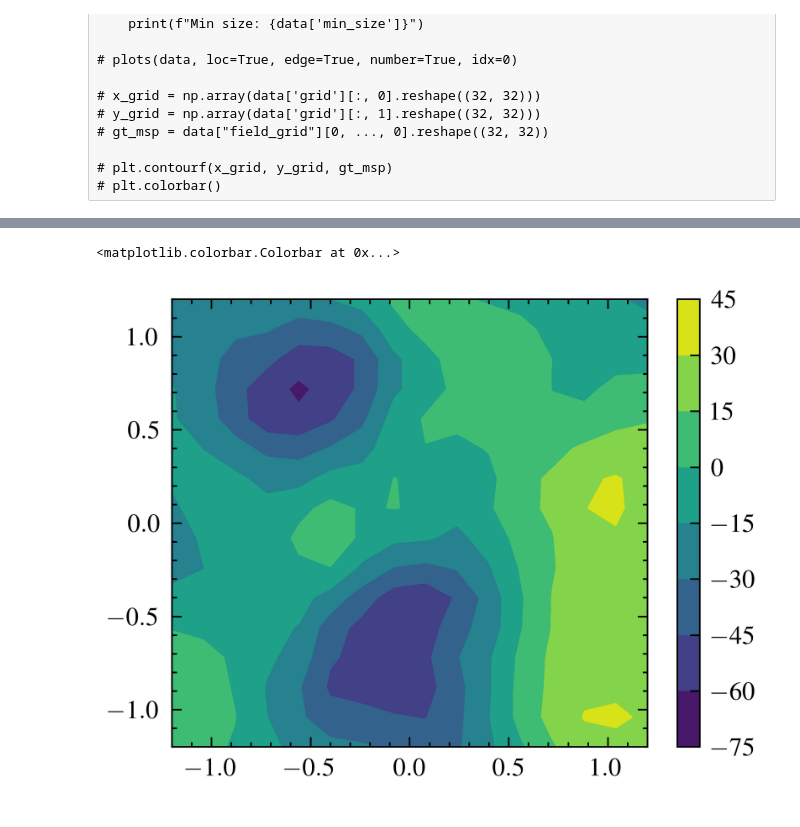
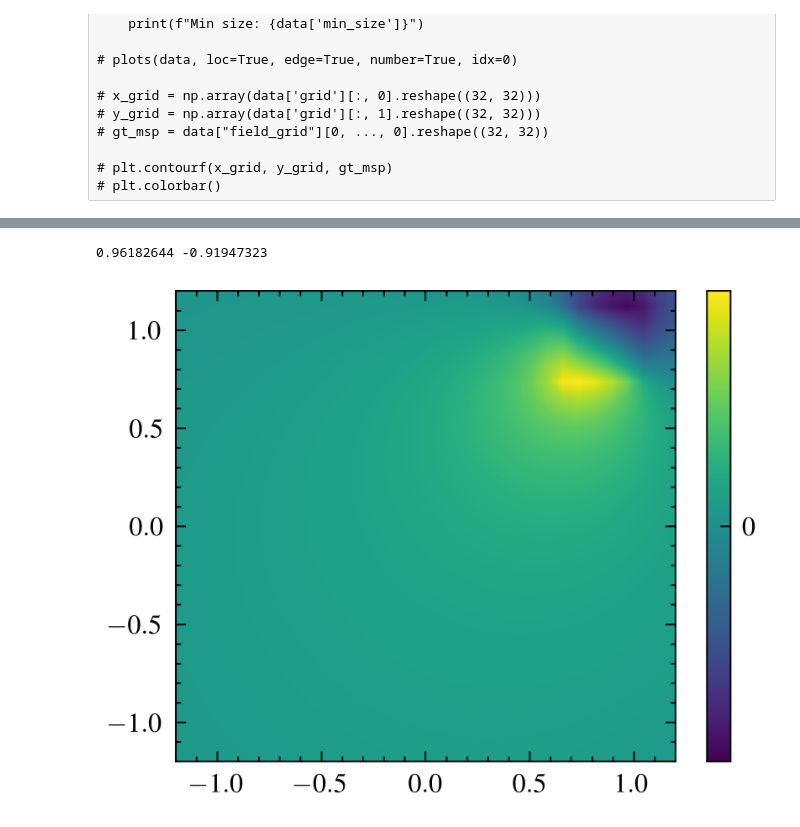
Before and after one commit to cmt-dtu-energy/hypermagnetics, a Jupyter notebook: nbs/check_dataset.ipynb, the cells around one changed output, grey strips where cells are left out. Saved outputs shown, nothing was run; the diff lists cells and outputs as text; code cells hidden in the pictures.

```diff
--- a/nbs/check_dataset.ipynb
+++ b/nbs/check_dataset.ipynb
@@ -28,14 +35,9 @@ for i in [10, 250, 500, 750, 1000, 1250]:
 # plt.contourf(x_grid, y_grid, gt_msp)
 # plt.colorbar()
 # %%
-# name = "100_50050_train.h5"
-# data = read_db_old(name, max_samples=10000)
-name = "eval_large_m_42_10_1500.h5"
-data = read_db(name, max_samples=10000)
-res = 16
-field_idx = 4
-nan_count = np.isnan(data["field"]).sum()
-print(f"Number of NaN values in data['field']: {nan_count}")
+data = read_db("val_eval_large_m_92_1000_1.h5")
+res = 32
+idx = 150
 print(f"Max size: {data['max_size']}")
 print(f"Min size: {data['min_size']}")
 # plots(data, loc=True, edge=True, number=True, idx=field_idx)
@@ -61,10 +75,19 @@ Mean: 22.452839 Std: 5.206154
 # %%
 x_grid = np.array(data['grid'][:, 0].reshape((res, res)))
 y_grid = np.array(data['grid'][:, 1].reshape((res, res)))
-gt_msp = data["msp_grid"][field_idx].reshape((res, res))
+gt_msp = data["msp_grid"][idx].reshape((res, res))
+print(gt_msp.max(), gt_msp.min())
+max_abs = max(abs(gt_msp.max()), abs(gt_msp.min()))
+vmax = max_abs / 10
+vmin = -max_abs / 10
+cbar_ticks = np.linspace(-int(max_abs)/10, int(max_abs)/10, int(max_abs)*2+1)
 
-plt.contourf(x_grid, y_grid, gt_msp)
-plt.colorbar()
+# norm = mcolors.Normalize(vmin=vmin, vmax=vmax)
+norm = mcolors.TwoSlopeNorm(vmin=vmin, vcenter=0, vmax=vmax)
+levels = np.linspace(vmin, vmax, 250)  # evenly spaced, symmetric levels
+contour = plt.contourf(x_grid, y_grid, np.clip(gt_msp / 10, vmin, vmax), levels=levels, cmap='viridis', norm=norm)
+cbar = plt.colorbar(contour)
+cbar.set_ticks(cbar_ticks)
 # %% [output]
-<matplotlib.colorbar.Colorbar at 0x...>
+0.96182644 -0.91947323
-[figure, old version]
+[figure, new version]
```
Also changed, not shown: parts of 14 cells of this notebook, 2 other files.
